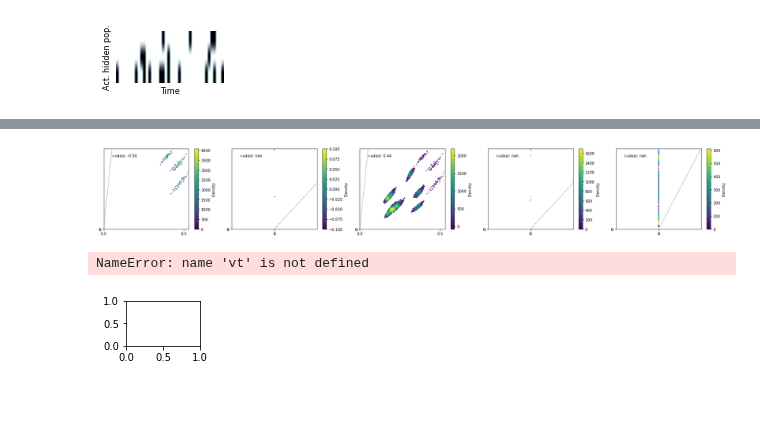
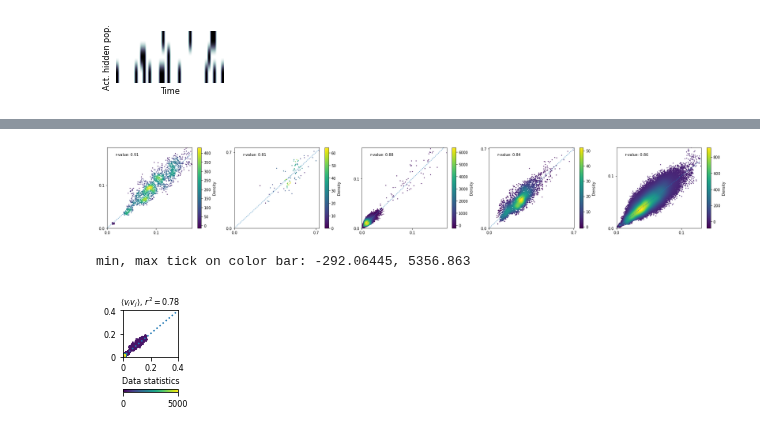
Before and after one commit to casperpeters/intern, a Jupyter notebook: notebooks/Poisson Time-shifted data/PMT fig 2 paper.ipynb, the cells around one changed output, grey strips where cells are left out. Drawn from its saved outputs; the diff is of its cells as text; code cells hidden in the pictures; blank space fills up the shorter version.

```diff
--- a/notebooks/Poisson Time-shifted data/PMT fig 2 paper.ipynb
+++ b/notebooks/Poisson Time-shifted data/PMT fig 2 paper.ipynb
@@ -37,7 +37,7 @@ x = PoissonTimeShiftedData(
     neurons_per_population=neurons_per_population,
     duration=duration, dt=dt,
     fr_mode='gaussian', temporal_connections='random', corr=2,
-    fr_range=[50, 100], mu_range=[0, duration], std_range=[2 * dt, 5 * dt], n_range=[0.015, 0.02]
+    fr_range=[50, 100], mu_range=[0, duration], std_range=[2 * dt, 5 * dt], n_range=[0.018, 0.02]
 )
 data = x.data
 axes = x.plot_stats()
@@ -138,54 +145,53 @@ plt.plot(rtrbm.errors)
 # %%
-_, _, vh = infer_and_get_moments_plot(dir=path2file, n_batches=30, pre_gibbs_k=10, gibbs_k=100, mode=1, n=10000, m=100000)
-
+_, _, vh = infer_and_get_moments_plot(dir=path2file+ r'\rtrbm_corr10_n0', machine='rtrbm', test=test, pre_gibbs_k=10, gibbs_k=100, mode=1, n=10000, m=100000)
 [vt, vs, ht, hs] = vh
 vt, vs, ht, hs = np.array(vt), np.array(vs), np.array(ht), np.array(hs)
 # %% [output]
-[figure, old version]
+[figure, new version]
 # %%
 def figure_2c_moments(x, y, fs=8, ax=None, fig=None, r=None, sort=True, bins=20, **kwargs):
     if ax is None:
         fig, ax = plt.subplots()
     data, x_e, y_e = np.histogram2d(x, y, bins=bins, density=True)
     z = interpn((0.5*(x_e[1:] + x_e[:-1]), 0.5*(y_e[1:]+y_e[:-1])), data, np.vstack([x, y]).T,
                 method="splinef2d", bounds_error=False)
 
     # To be sure to plot all data
     z[np.where(np.isnan(z))] = 0.0
     if r is None:
         r = np.corrcoef(x, y)[0, 1]**2
     # Sort the points by density, so that the densest points are plotted last
     if sort:
         idx = z.argsort()
         x, y, z = x[idx], y[idx], z[idx]
-
-    ax.scatter(x, y, c=z, s=2, **kwargs )
+    print('min, max tick on color bar: ' + str(min(z)) + ', ' +str(max(z)))
+    ax.scatter(x, y, c=z, s=0.5, **kwargs )
     norm = Normalize(vmin=np.min(z), vmax=np.max(z))
-    cbar = fig.colorbar(cm.ScalarMappable(norm=norm), ax=ax, ticks=[0, 156])
+    cbar = fig.colorbar(cm.ScalarMappable(norm=norm), ax=ax, ticks=[-290, 5350], orientation='horizontal', pad=0.35)
     # cbar.ax.set_ylabel('Density', fontsize=fs)
-    cbar.ax.set_yticklabels(['0', '150'], fontsize=fs)
+    cbar.ax.set_xticklabels(['0', '5000'], fontsize=fs)
 
     ax.plot([0, 1], [0, 1], ':')
-    maxi = max(np.max(x), np.max(y))
-    ax.set_xlim([0, 1.1 * maxi])
-    ax.set_ylim([0, 1.1 * maxi])
-    ax.set_xticks([0, 0.4, 0.8], fontsize=fs)
-    ax.set_xticklabels(['0', '0.4', '0.8'], fontsize=fs)
-    ax.set_yticks([0, 0.4, 0.8], fontsize=fs)
-    ax.set_yticklabels(['0','0.4', '0.8'], fontsize=fs)
+    maxi = 0.4#max(np.max(x), np.max(y))
+    ax.set_xlim([0, 1 * maxi])
+    ax.set_ylim([0, 1 * maxi])
+    ax.set_xticks([0, 0.2, 0.4], fontsize=fs)
+    ax.set_xticklabels(['0', '0.2', '0.4'], fontsize=fs)
+    ax.set_yticks([0, 0.2, 0.4], fontsize=fs)
+    ax.set_yticklabels(['0','0.2', '0.4'], fontsize=fs)
     ax.set_title('$\langle v_iv_j \\rangle $, $r^2={:.2f}$'.format(r), fontsize=fs)
     ax.set_xlabel('Data statistics', fontsize=fs)
     # ax.set_ylabel('Model statistics', fontsize=fs)
     #ax.text(.05, .77, '$r^2$-value: {:.2f}'.format(r), transform=ax.transAxes, fontsize=fs)
     return ax
 
-fig, ax = plt.subplots(1, 1, figsize=(0.2*6.6, 1.65/2))
-figure_2c_moments(x=np.mean(vt,1), y=np.mean(vs,1), ax=ax, fig=fig)
-# figure_2c_moments(x=np.array(np.matmul(vt, vt.T) / vt.shape[1]).flatten(),
-#                   y=np.array(np.matmul(vs, vs.T) / vs.shape[1]).flatten(), ax=ax, fig=fig)
-#plt.savefig(r'C:\Users\sebas\RU\intern\Figures\First_moment_figure_2c_rtrbm_with_ylabel.png', orientation = 'portrait', format = 'png', dpi=800, bbox_inches = "tight")
-#plt.savefig(r'C:\Users\sebas\RU\intern\Figures\Second_moment_figure_2c_rtrbm.png', orientation = 'portrait', format = 'png', dpi=800, bbox_inches = "tight")
+fig, ax = plt.subplots(1, 1, figsize=(0.15*6.6, 1.7))
+# figure_2c_moments(x=np.mean(vt,1), y=np.mean(vs,1), ax=ax, fig=fig)
+figure_2c_moments(x=np.array(np.matmul(vt, vt.T) / vt.shape[1]).flatten(),
+                  y=np.array(np.matmul(vs, vs.T) / vs.shape[1]).flatten(), ax=ax, fig=fig)
+# plt.savefig(r'C:\Users\sebas\RU\intern\Figures\PM\First_moment_figure_2c_rtrbm.png', orientation = 'portrait', format = 'png', dpi=800, bbox_inches = "tight")
+plt.savefig(r'C:\Users\sebas\RU\intern\Figures\PM\Second_moment_figure_2c_rtrbm.png', orientation = 'portrait', format = 'png', dpi=800, bbox_inches = "tight")
 # %% [output]
-NameError: name 'vt' is not defined
+min, max tick on color bar: -292.06445, 5356.863
-[figure, old version]
+[figure, new version]
 # %%
```
Also changed, not shown: parts of 6 cells of this notebook, 1 other file.
